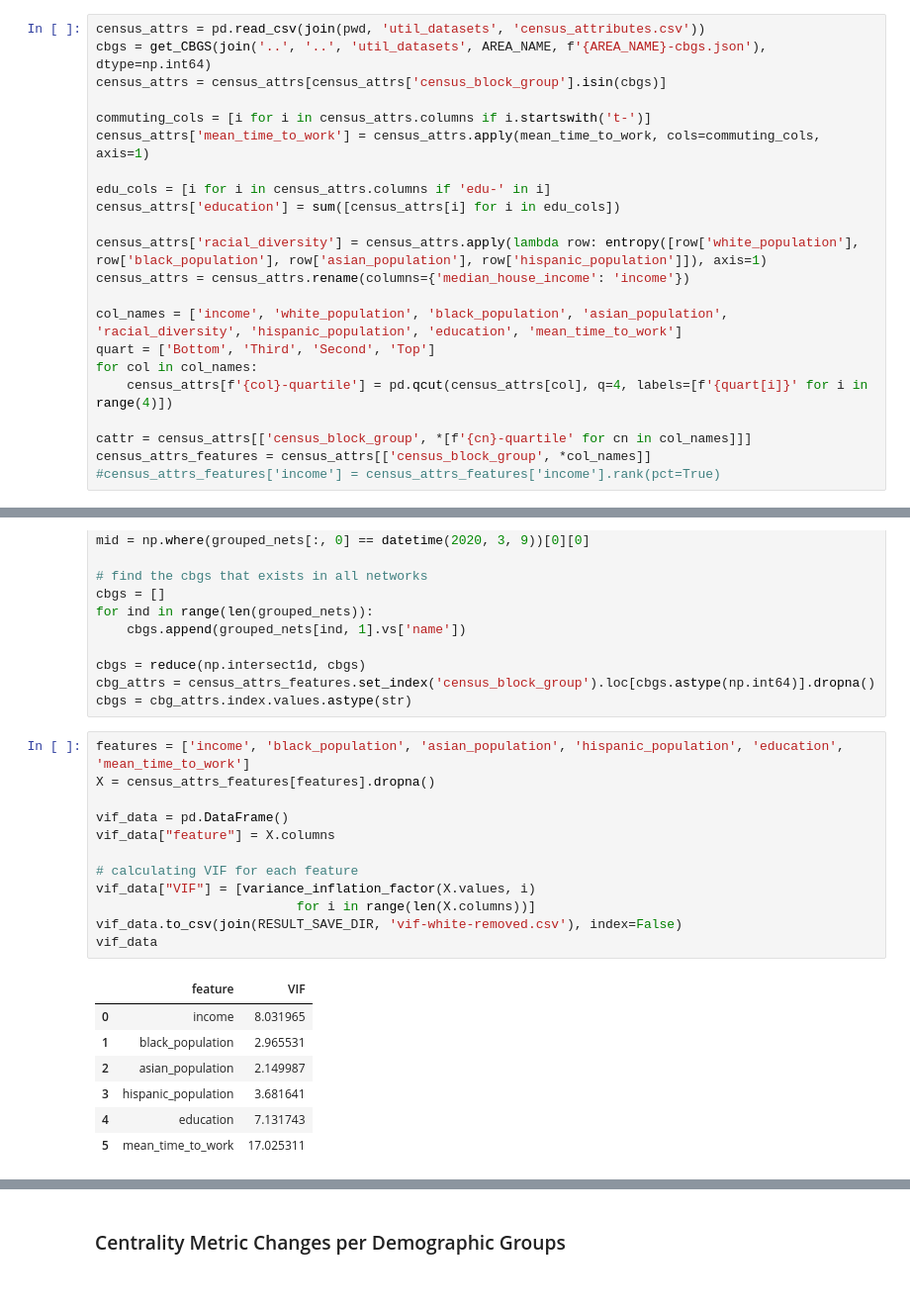
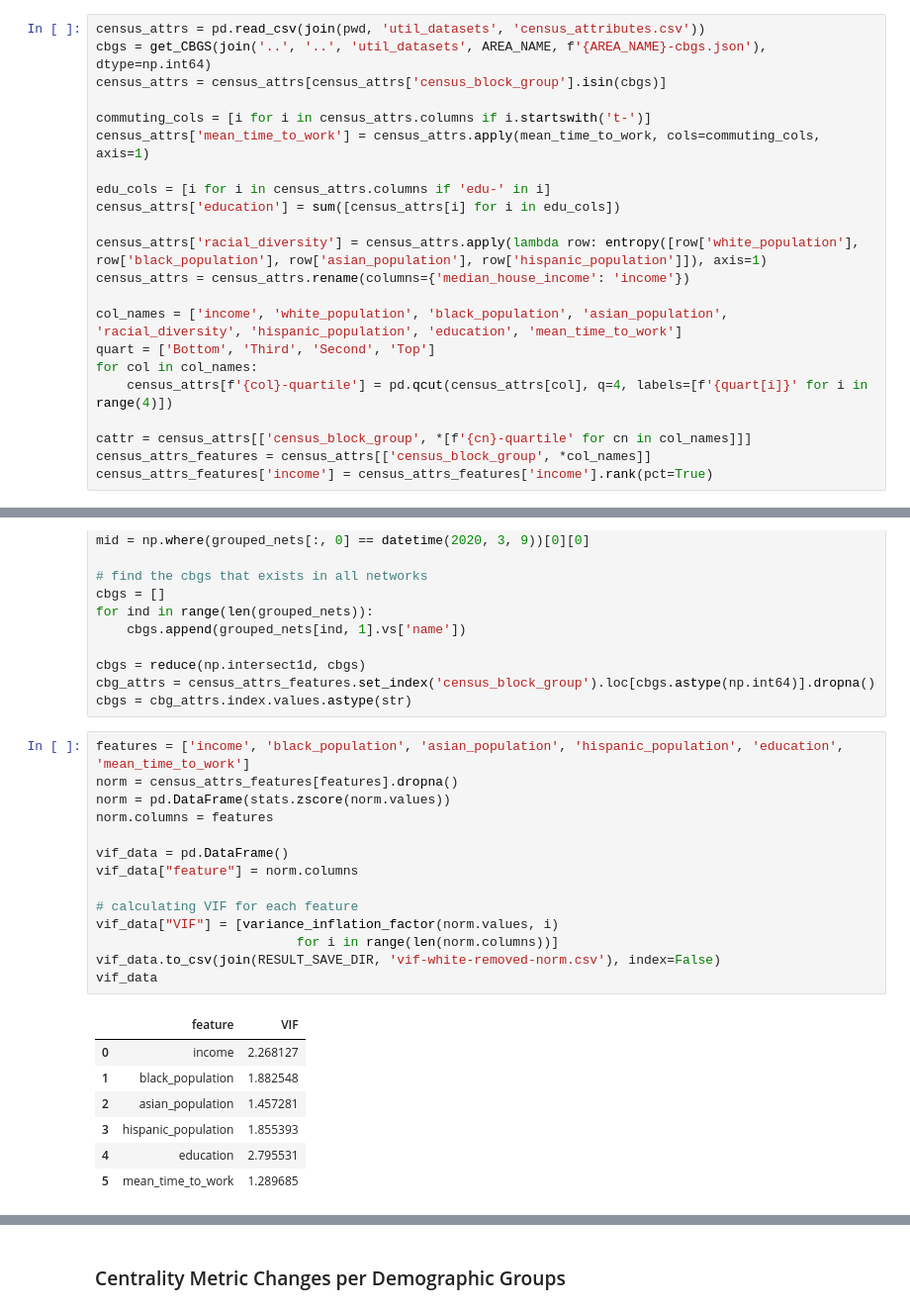
Before and after one commit to hasanalpboz/safegraph-covid19-mobility, a Jupyter notebook: scripts/notebooks/network-centrality-evolution.ipynb, the cells around one changed output, grey strips where cells are left out. Shown at 99% size. Cells and saved outputs as stored; diff of their text form.

```diff
--- a/scripts/notebooks/network-centrality-evolution.ipynb
+++ b/scripts/notebooks/network-centrality-evolution.ipynb
@@ -75,7 +75,7 @@ for col in col_names:
 
 cattr = census_attrs[['census_block_group', *[f'{cn}-quartile' for cn in col_names]]]
 census_attrs_features = census_attrs[['census_block_group', *col_names]]
-#census_attrs_features['income'] = census_attrs_features['income'].rank(pct=True)
+census_attrs_features['income'] = census_attrs_features['income'].rank(pct=True)
 # %%
 zcta_df = pd.read_csv(join(pwd, 'util_datasets', 'bg-zip-pop2.csv'))
 zcta_df['BG GEO-ID'] = zcta_df['BG GEO-ID'].str[1:]
@@ -404,24 +434,26 @@ cbg_attrs = census_attrs_features.set_index('census_block_group').loc[cbgs.astyp
 cbgs = cbg_attrs.index.values.astype(str)
 # %%
 features = ['income', 'black_population', 'asian_population', 'hispanic_population', 'education', 'mean_time_to_work']
-X = census_attrs_features[features].dropna()
+norm = census_attrs_features[features].dropna()
+norm = pd.DataFrame(stats.zscore(norm.values))
+norm.columns = features
 
 vif_data = pd.DataFrame()
-vif_data["feature"] = X.columns
+vif_data["feature"] = norm.columns
 
 # calculating VIF for each feature
-vif_data["VIF"] = [variance_inflation_factor(X.values, i)
-                          for i in range(len(X.columns))]
-vif_data.to_csv(join(RESULT_SAVE_DIR, 'vif-white-removed.csv'), index=False)
+vif_data["VIF"] = [variance_inflation_factor(norm.values, i)
+                          for i in range(len(norm.columns))]
+vif_data.to_csv(join(RESULT_SAVE_DIR, 'vif-white-removed-norm.csv'), index=False)
 vif_data
 # %% [output]
 |  | feature | VIF |
-| 0 | income | 8.031965 |
-| 1 | black_population | 2.965531 |
-| 2 | asian_population | 2.149987 |
-| 3 | hispanic_population | 3.681641 |
-| 4 | education | 7.131743 |
-| 5 | mean_time_to_work | 17.025311 |
+| 0 | income | 2.268127 |
+| 1 | black_population | 1.882548 |
+| 2 | asian_population | 1.457281 |
+| 3 | hispanic_population | 1.855393 |
+| 4 | education | 2.795531 |
+| 5 | mean_time_to_work | 1.289685 |
 # %%
 features = ['income', 'black_population', 'asian_population', 'hispanic_population', 'education', 'mean_time_to_work']
 
```
Also changed, not shown: parts of 2 cells of this notebook, 30 other files.
